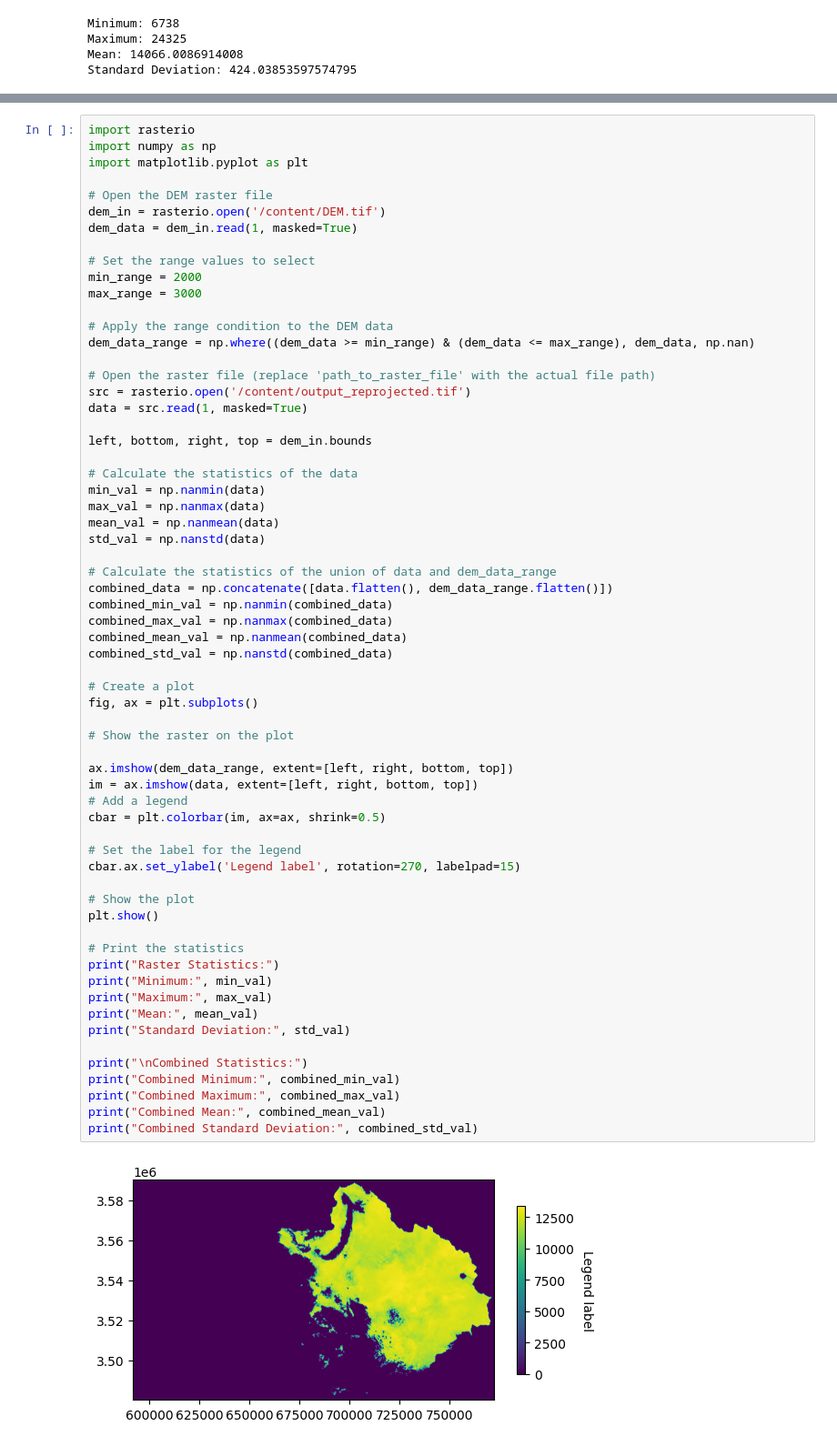
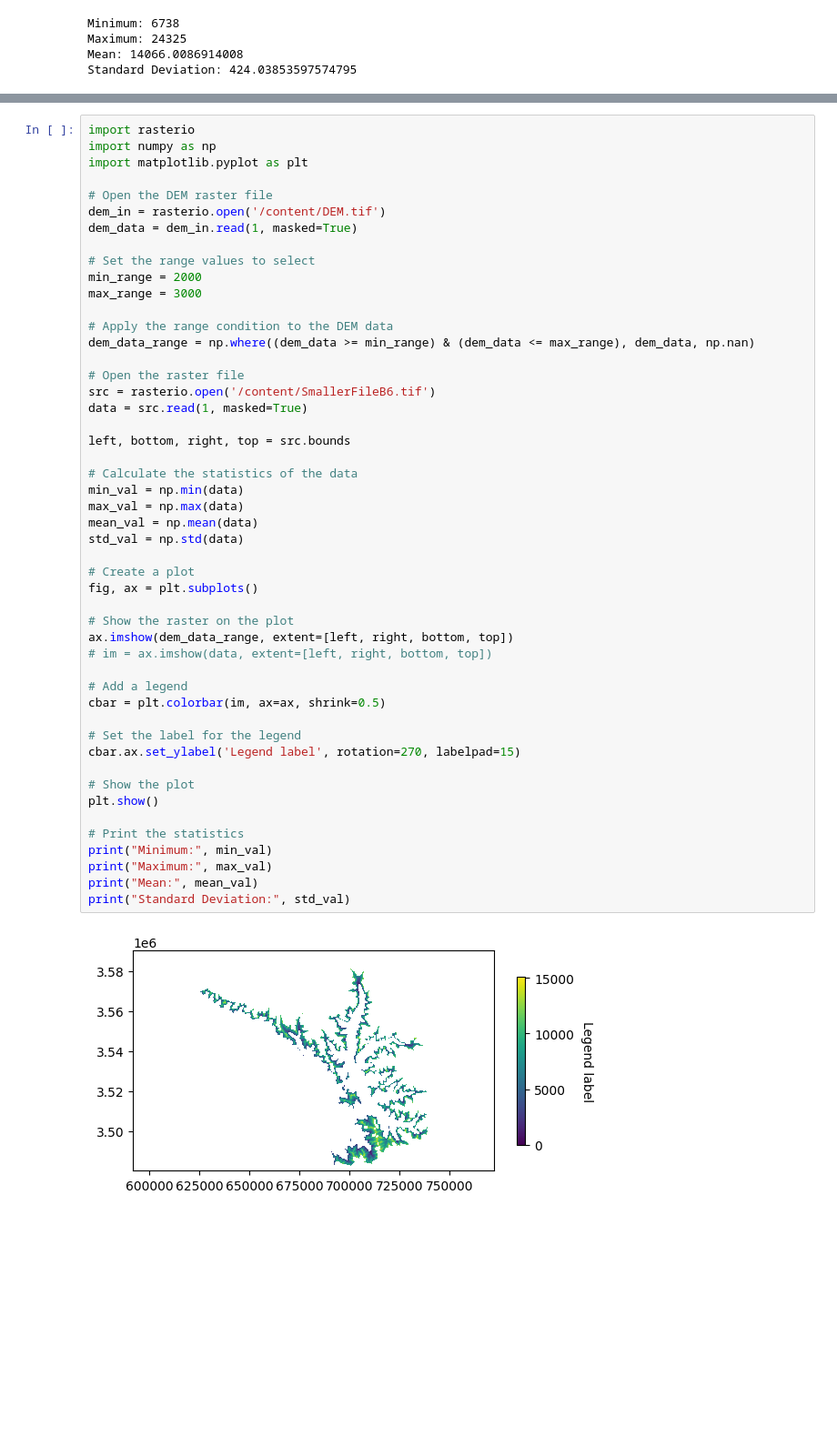
Before and after one commit to 1kaiser/Snow-cover-area-estimation, a Jupyter notebook: ECOSTRESS_data_processing.ipynb, the cells around one changed output, grey strips where cells are left out. Shown at 91% size. Saved outputs shown, nothing was run; the diff lists cells and outputs as text; blank space fills up the shorter version.

```diff
--- a/ECOSTRESS_data_processing.ipynb
+++ b/ECOSTRESS_data_processing.ipynb
@@ -157,54 +284,40 @@ min_range = 2000
 max_range = 3000
 
 # Apply the range condition to the DEM data
 dem_data_range = np.where((dem_data >= min_range) & (dem_data <= max_range), dem_data, np.nan)
 
-# Open the raster file (replace 'path_to_raster_file' with the actual file path)
-src = rasterio.open('/content/output_reprojected.tif')
+# Open the raster file
+src = rasterio.open('/content/SmallerFileB6.tif')
 data = src.read(1, masked=True)
 
-left, bottom, right, top = dem_in.bounds
+left, bottom, right, top = src.bounds
 
 # Calculate the statistics of the data
-min_val = np.nanmin(data)
-max_val = np.nanmax(data)
-mean_val = np.nanmean(data)
-std_val = np.nanstd(data)
-
-# Calculate the statistics of the union of data and dem_data_range
-combined_data = np.concatenate([data.flatten(), dem_data_range.flatten()])
-combined_min_val = np.nanmin(combined_data)
-combined_max_val = np.nanmax(combined_data)
-combined_mean_val = np.nanmean(combined_data)
-combined_std_val = np.nanstd(combined_data)
+min_val = np.min(data)
+max_val = np.max(data)
+mean_val = np.mean(data)
+std_val = np.std(data)
 
 # Create a plot
 fig, ax = plt.subplots()
 
 # Show the raster on the plot
+ax.imshow(dem_data_range, extent=[left, right, bottom, top])
+# im = ax.imshow(data, extent=[left, right, bottom, top])
 
-ax.imshow(dem_data_range, extent=[left, right, bottom, top])
-im = ax.imshow(data, extent=[left, right, bottom, top])
 # Add a legend
 cbar = plt.colorbar(im, ax=ax, shrink=0.5)
 
 # Set the label for the legend
 cbar.ax.set_ylabel('Legend label', rotation=270, labelpad=15)
 
 # Show the plot
 plt.show()
 
 # Print the statistics
-print("Raster Statistics:")
 print("Minimum:", min_val)
 print("Maximum:", max_val)
 print("Mean:", mean_val)
 print("Standard Deviation:", std_val)
-
-print("\nCombined Statistics:")
-print("Combined Minimum:", combined_min_val)
-print("Combined Maximum:", combined_max_val)
-print("Combined Mean:", combined_mean_val)
-print("Combined Standard Deviation:", combined_std_val)
 # %% [output]
-[figure, old version]
+[figure, new version]
```
Also changed, not shown: parts of 10 cells of this notebook.
